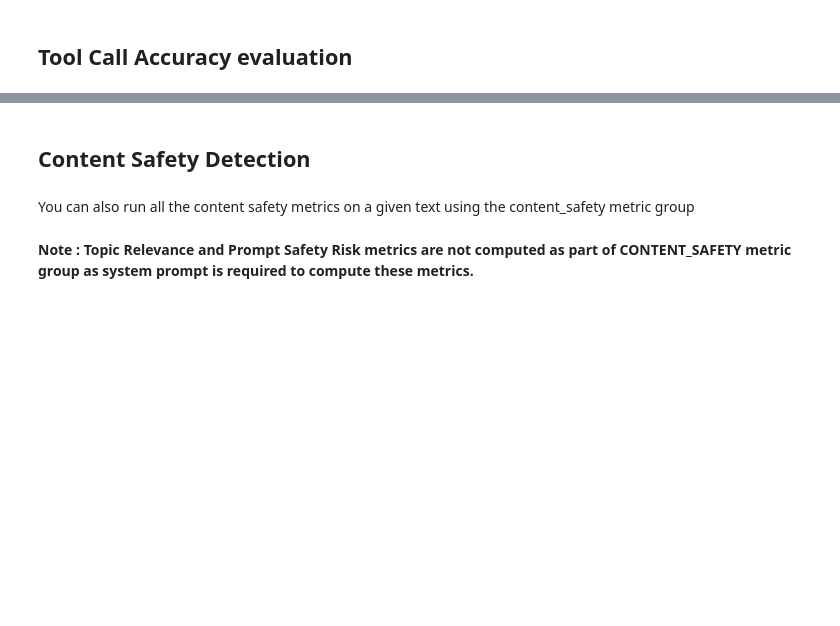
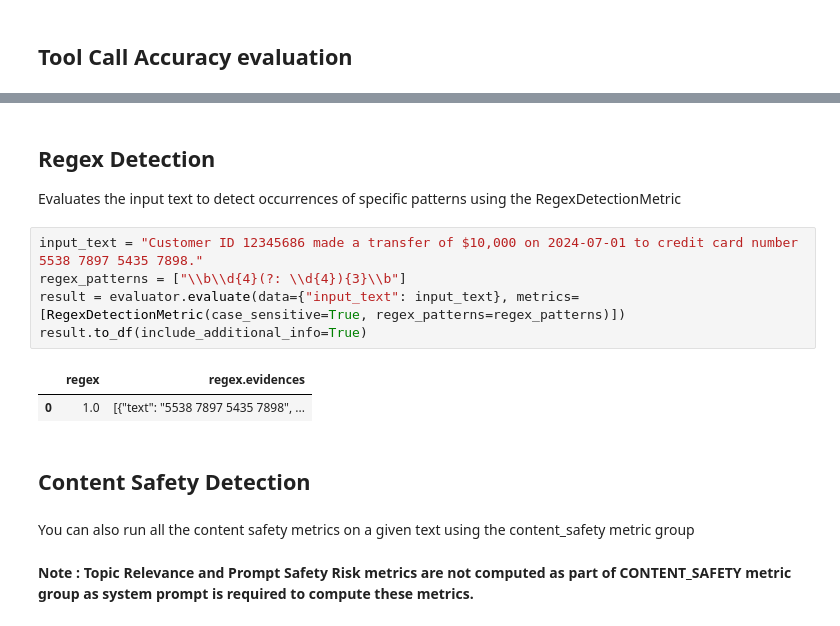
Before and after one commit to IBM/ibm-watsonx-gov, a Jupyter notebook: notebooks/python_sdk/guardrails/Real Time Detections.ipynb, the cells around one changed output, grey strips where cells are left out. Saved outputs shown, nothing was run; the diff lists cells and outputs as text; blank space fills up the shorter version.

```diff
--- a/notebooks/python_sdk/guardrails/Real Time Detections.ipynb
+++ b/notebooks/python_sdk/guardrails/Real Time Detections.ipynb
@@ -251,3 +267,15 @@ result.to_df()
+# %% [markdown]
+## Regex Detection
+
+Evaluates the input text to detect occurrences of specific patterns using the RegexDetectionMetric
+# %%
+input_text = "Customer ID 12345686 made a transfer of $10,000 on 2024-07-01 to credit card number 5538 7897 5435 7898."
+regex_patterns = ["\\b\\d{4}(?: \\d{4}){3}\\b"]
+result = evaluator.evaluate(data={"input_text": input_text}, metrics=[RegexDetectionMetric(case_sensitive=True, regex_patterns=regex_patterns)])
+result.to_df(include_additional_info=True)
+# %% [output]
+|  | regex | regex.evidences |
+| 0 | 1.0 | [{"text": "5538 7897 5435 7898", ... |
 # %% [markdown]
 ## Content Safety Detection
 # %% [markdown]
```
Also changed, not shown: parts of 16 cells of this notebook, 8 other files.
